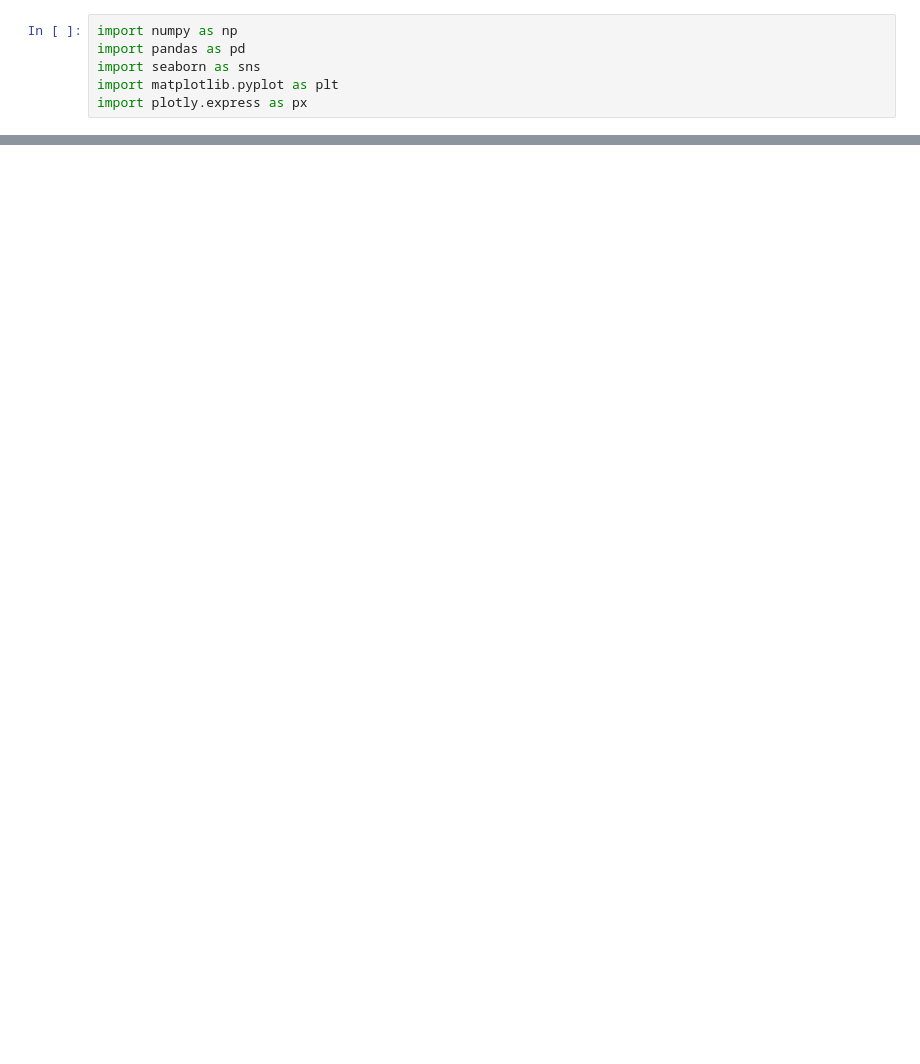
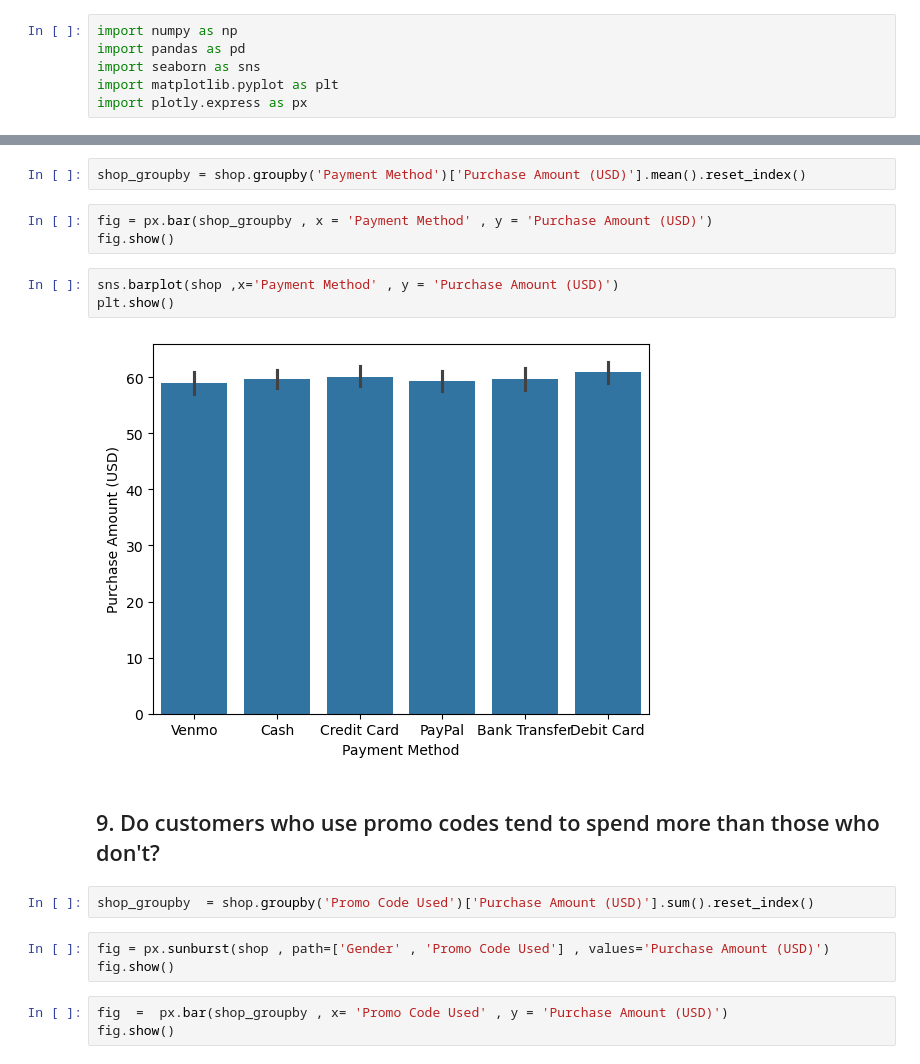
Before and after one commit to sanayamahajan-23/Shopping-trends-analysis, a Jupyter notebook: Shopping trends code.ipynb, the cells around one changed output, grey strips where cells are left out. Cells and saved outputs as stored; diff of their text form; blank space fills up the shorter version.

```diff
--- a/Shopping trends code.ipynb
+++ b/Shopping trends code.ipynb
@@ -55,0 +385,20 @@ import plotly.express as px
+# %%
+shop_groupby = shop.groupby('Payment Method')['Purchase Amount (USD)'].mean().reset_index()
+# %%
+fig = px.bar(shop_groupby , x = 'Payment Method' , y = 'Purchase Amount (USD)')
+fig.show()
+# %%
+sns.barplot(shop ,x='Payment Method' , y = 'Purchase Amount (USD)')
+plt.show()
+# %% [output]
+[figure, added]
+# %% [markdown]
+## 9. Do customers who use promo codes tend to spend more than those who don't?
+# %%
+shop_groupby  = shop.groupby('Promo Code Used')['Purchase Amount (USD)'].sum().reset_index()
+# %%
+fig = px.sunburst(shop , path=['Gender' , 'Promo Code Used'] , values='Purchase Amount (USD)')
+fig.show()
+# %%
+fig  =  px.bar(shop_groupby , x= 'Promo Code Used' , y = 'Purchase Amount (USD)')
+fig.show()
```
Also changed, not shown: parts of 79 cells of this notebook.
